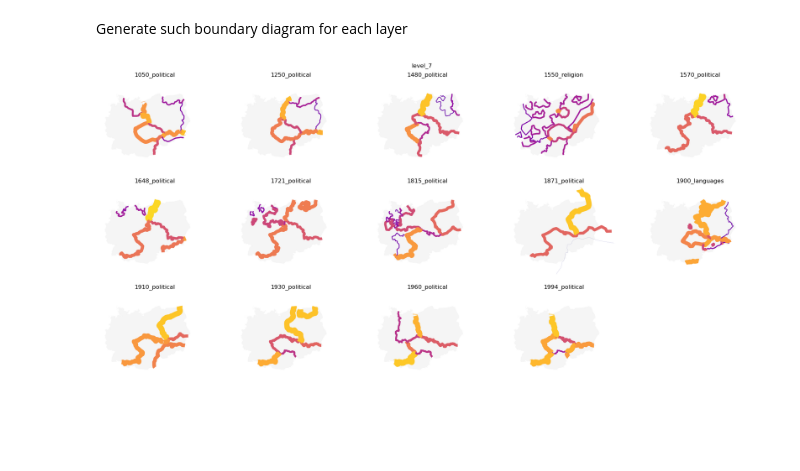
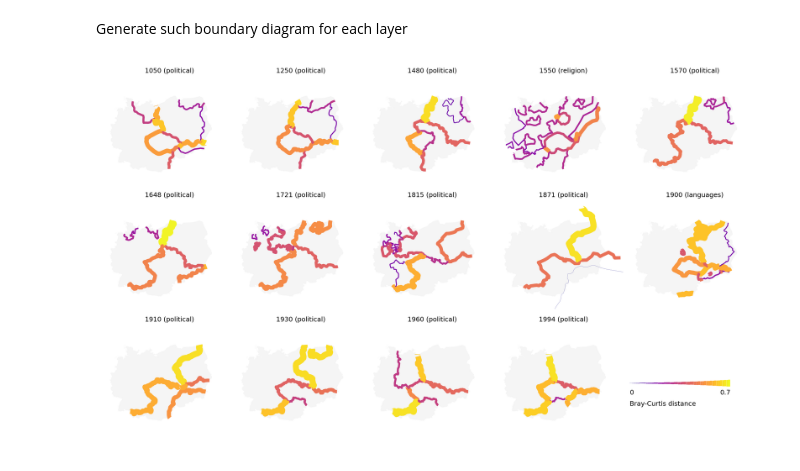
Before and after one commit to uscuni/boundaries_of_change, a Jupyter notebook: code/03_diagrams.ipynb, the cells around one changed output. Saved outputs shown, nothing was run; the diff lists cells and outputs as text; code cells hidden in the pictures; blank space fills up the shorter version.

```diff
--- a/code/03_diagrams.ipynb
+++ b/code/03_diagrams.ipynb
@@ -79,7 +79,7 @@ def generate_boundary_diagram(boundary_name, level="level_4", ax=False, width_mu
     line_widths = [(0.1 + width_multiplier*(np.exp(2*w) - 1)) for w in border_widths]
 
     #Create a colormap to emphasize higher BC dissimilarity values between adjacent regions
-    norm=plt.Normalize(0, .75)
+    norm=plt.Normalize(0, .7)
     # cmap = matplotlib.colors.LinearSegmentedColormap.from_list("", ["lightgray","black"])
     if isinstance(cmap, str):
         cmap = matplotlib.colormaps[cmap]
@@ -88,7 +88,7 @@ def generate_boundary_diagram(boundary_name, level="level_4", ax=False, width_mu
     if ax:
         for geom, width, border in zip (geoms, line_widths, border_widths):
             gpd.GeoSeries([shapely.line_merge(geom)]).plot(ax=ax, linewidth=width, color=cmap(norm(border)))
-            ax.set_title(f"{boundary_name}")
+            ax.set_title(f"{boundary_name.replace("_", " (")})", fontdict=dict(fontsize=6))
     else:
         fig, ax = plt.subplots()
         ax.set_title(boundary_name)
@@ -103,9 +103,9 @@ Generate such boundary diagram for each layer
 # %%
 def generate_boundary_diagrams(boundary_lst, level, show_aoi=False, width_multiplier=4, cmap='plasma'):
     """Generates boundary diagrams for each layer in boundary_lst baseon on specified level."""
-    fig, axs = plt.subplots(ncols=5, nrows=3, figsize=(20,10), sharex=True, sharey=True)
+    fig, axs = plt.subplots(ncols=5, nrows=3, figsize=(9,5.5), sharex=True, sharey=True, dpi=300)
     axs = axs.flatten()
-    fig.suptitle(level)
+    # fig.suptitle(level)
     for i, boundary in enumerate(boundary_list):
         if show_aoi:
             aoi.plot(ax=axs[i], color='whitesmoke')
@@ -115,7 +115,26 @@ def generate_boundary_diagrams(boundary_lst, level, show_aoi=False, width_multip
 
     for ax in axs:
         ax.set_axis_off()
+
+    fig.subplots_adjust(wspace = 0.00, hspace=0.00)
+
+    norm=plt.Normalize(0, .7)
+    cmap = matplotlib.colormaps[cmap]
+
+    bins = 50
+    for i, d in enumerate(np.linspace(0, .7, bins)):
+        axs[-1].plot([i, i+1], [0, 0], linewidth=(0.1 + width_multiplier*(np.exp(2*d) - 1)), color=cmap(norm(d)), solid_capstyle='butt')
+
+    axs[5]._shared_axes['x'].remove(axs[-1])
+    axs[-2]._shared_axes['y'].remove(axs[-1])
+    axs[-1].text(0, -.01, 0, fontdict=dict(fontsize=6))
+    axs[-1].text(bins - bins *.1, -.01, 0.7, fontdict=dict(fontsize=6))
+    axs[-1].text(0, -.02, "Bray-Curtis distance", fontdict=dict(fontsize=6))
+    axs[-1].set_xlim(-.3, bins * 1.3)
+
+    return axs
 # %%
-generate_boundary_diagrams(boundary_list, "level_7", show_aoi=True)
+axs = generate_boundary_diagrams(boundary_list, "level_7", show_aoi=True, width_multiplier=2)
+plt.savefig('boundaries.png', )
 # %% [output]
-[figure, old version]
+[figure, new version]
```
Also changed, not shown: parts of 3 cells of this notebook, 2 other files.
